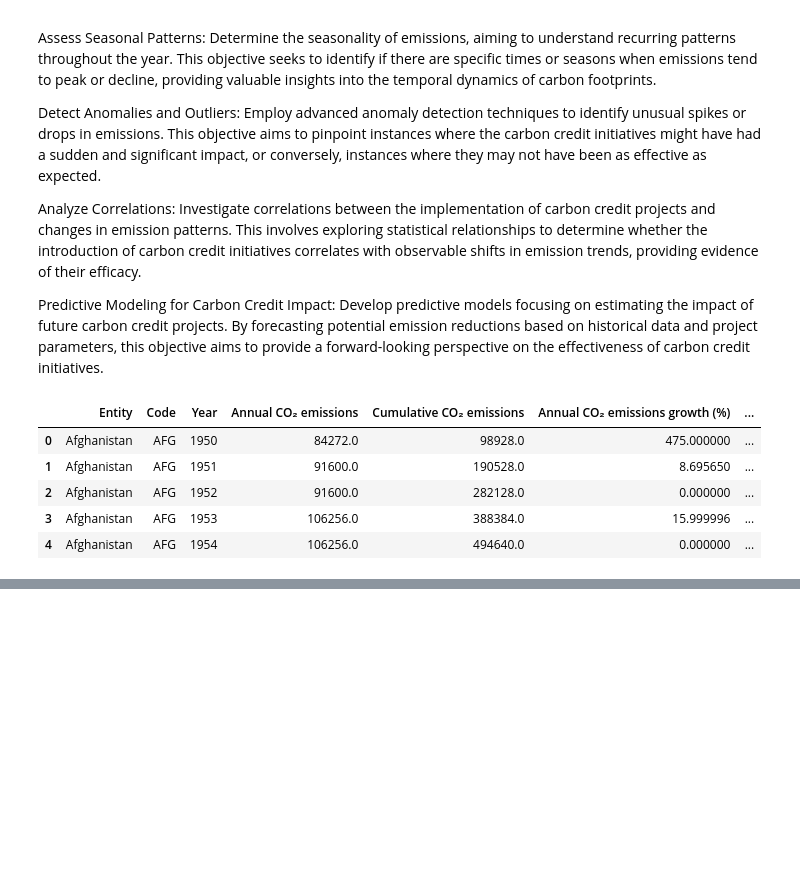
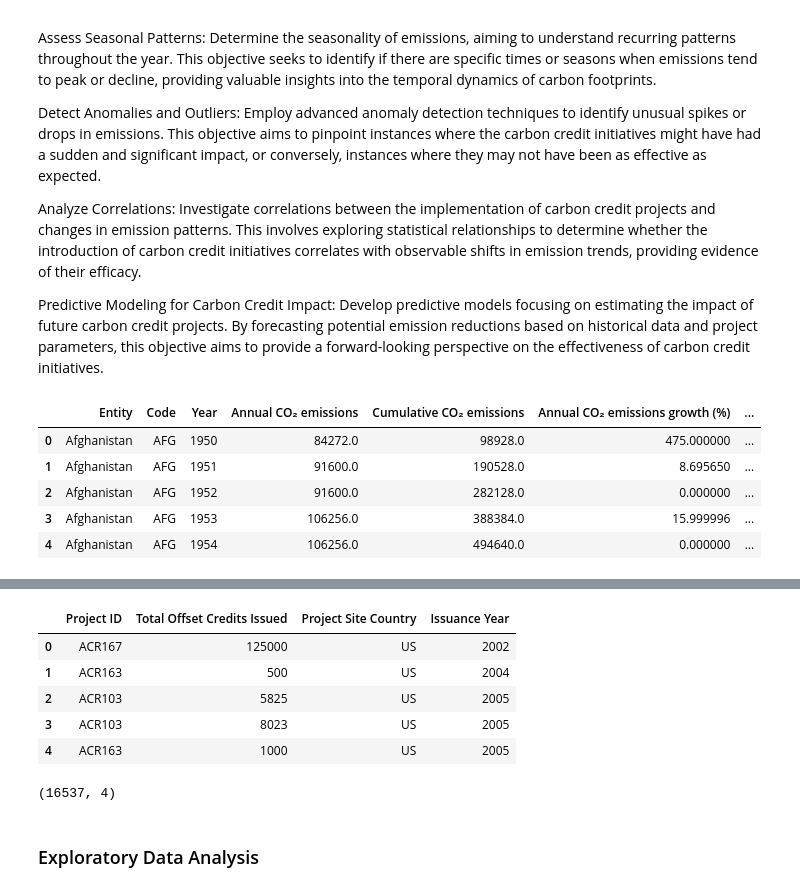
Before and after one commit to Wairimukimm/Carbon-credits-chronicles, a Jupyter notebook: Untitled.ipynb, the cells around one changed output, grey strips where cells are left out. Cells and saved outputs as stored; diff of their text form; code cells hidden in the pictures; blank space fills up the shorter version.

```diff
--- a/Untitled.ipynb
+++ b/Untitled.ipynb
@@ -102,0 +114,30 @@ merged_df.head()
+# %%
+df1.rename(columns={'Issuance \r\nYear': 'Issuance Year', 'Total Credits Issued': 'Total Offset Credits Issued'}, inplace=True)
+df2.rename(columns={'Issuance \r\nYear': 'Issuance Year'}, inplace=True)
+df3.rename(columns={'Issuance \r\nYear': 'Issuance Year', 'Country':'Project Site Country', 'Quantity':'Total Offset Credits Issued'}, inplace=True)
+# %%
+def createNewDf(df):
+    columns = ["Project ID", "Total Offset Credits Issued", "Project Site Country", "Issuance Year"]
+    new_df = df[columns].copy()
+    return new_df
+# %%
+new_df1 = createNewDf(df1)
+new_df2 = createNewDf(df2)
+new_df3 = createNewDf(df3)
+# %%
+merged_org_df = pd.concat([new_df1, new_df2, new_df3], ignore_index=True)
+# %%
+merged_org_df.head()
+# %% [output]
+|  | Project ID | Total Offset Credits Issued | Project Site Country | Issuance Year |
+| 0 | ACR167 | 125000 | US | 2002 |
+| 1 | ACR163 | 500 | US | 2004 |
+| 2 | ACR103 | 5825 | US | 2005 |
+| 3 | ACR103 | 8023 | US | 2005 |
+| 4 | ACR163 | 1000 | US | 2005 |
+# %%
+merged_org_df.shape
+# %% [output]
+(16537, 4)
+# %% [markdown]
+### Exploratory Data Analysis
```
Also changed, not shown: parts of 14 cells of this notebook.
